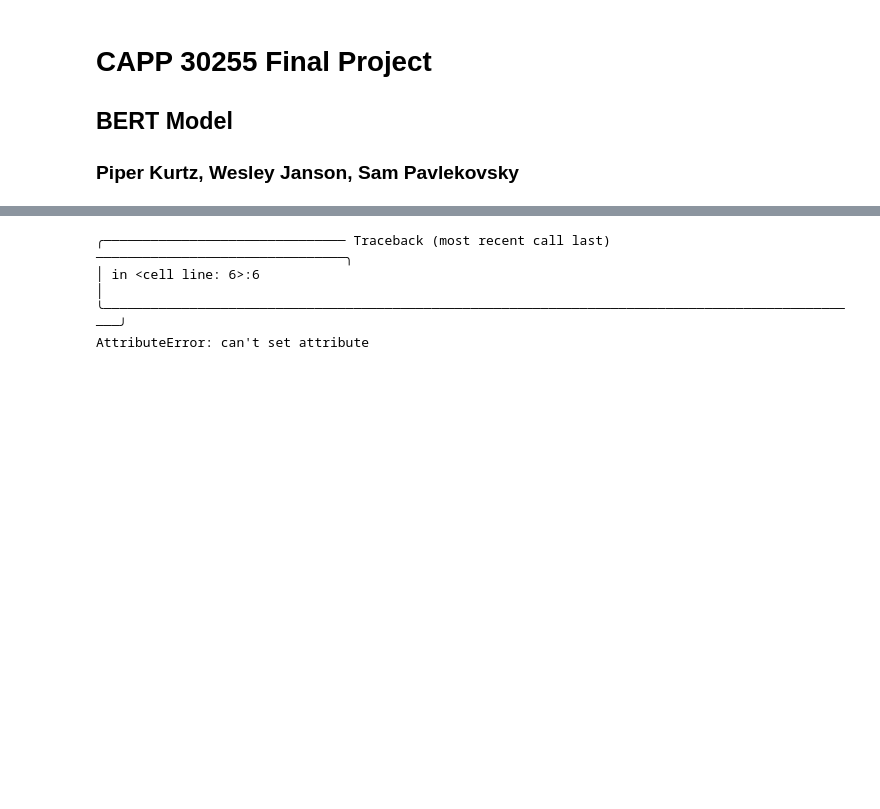
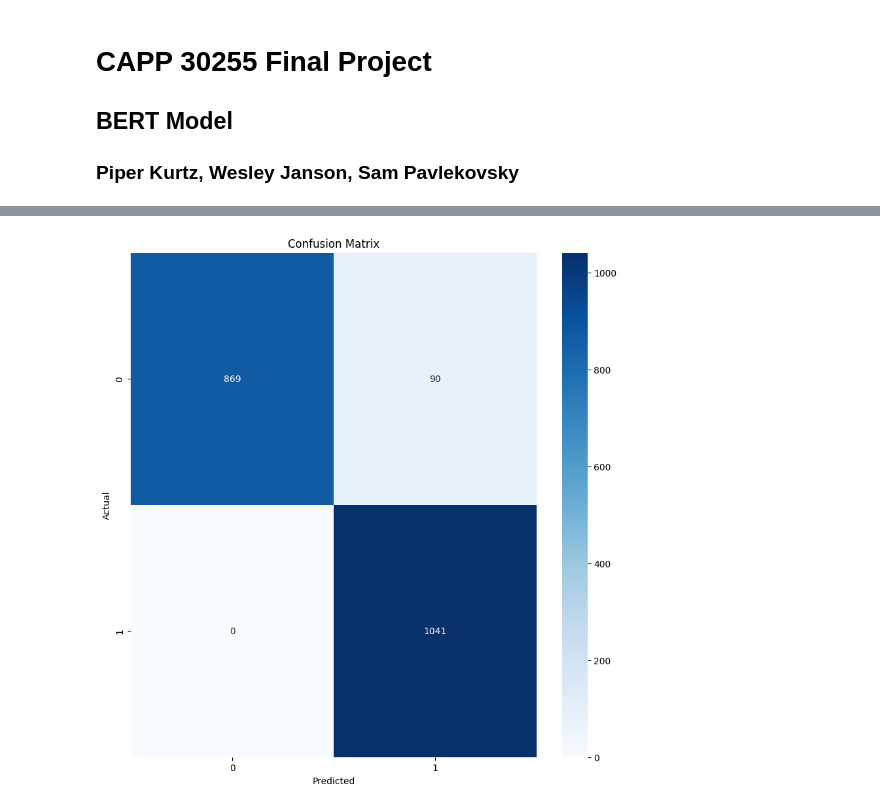
Before and after one commit to Wesley-Janson/transformers_for_human_vs_ai_text_identification, a Jupyter notebook: bert_most_recent.ipynb, the cells around one changed output, grey strips where cells are left out. Cells and saved outputs as stored; diff of their text form; code cells hidden in the pictures; blank space fills up the shorter version.

```diff
--- a/bert_most_recent.ipynb
+++ b/bert_most_recent.ipynb
@@ -179,27 +197,23 @@ plt.show()
 # %%
 # Make predictions on validation set
 predictions = trainer.predict(tokenized_val)
 # The Trainer hides the columns that are not used by the model
-# (here `labels` because it was not used when creating the dataset),
+# (here 'labels' because it was not used when creating the dataset),
 # so we set them again
-predictions.label_ids = tokenized_val['labels']
 
 # Compute the confusion matrix
 cm = confusion_matrix(predictions.label_ids, np.argmax(predictions.predictions, axis=-1))
 
 # Plot the confusion matrix
 plt.figure(figsize=(10,10))
 sns.heatmap(cm, annot=True, fmt='d', cmap='Blues')
 plt.title('Confusion Matrix')
 plt.ylabel('Actual')
 plt.xlabel('Predicted')
 plt.show()
 # %% [output]
 [interactive output not drawn]
-╭─────────────────────────────── Traceback (most recent call last) ────────────────────────────────╮
-│ in <cell line: 6>:6                                                                              │
-╰──────────────────────────────────────────────────────────────────────────────────────────────────╯
-AttributeError: can't set attribute
+[figure, added]
 # %%
 # Evaluate the model on the test set
 test_results = trainer.evaluate(tokenized_test)
```
Also changed, not shown: parts of 6 cells of this notebook.
